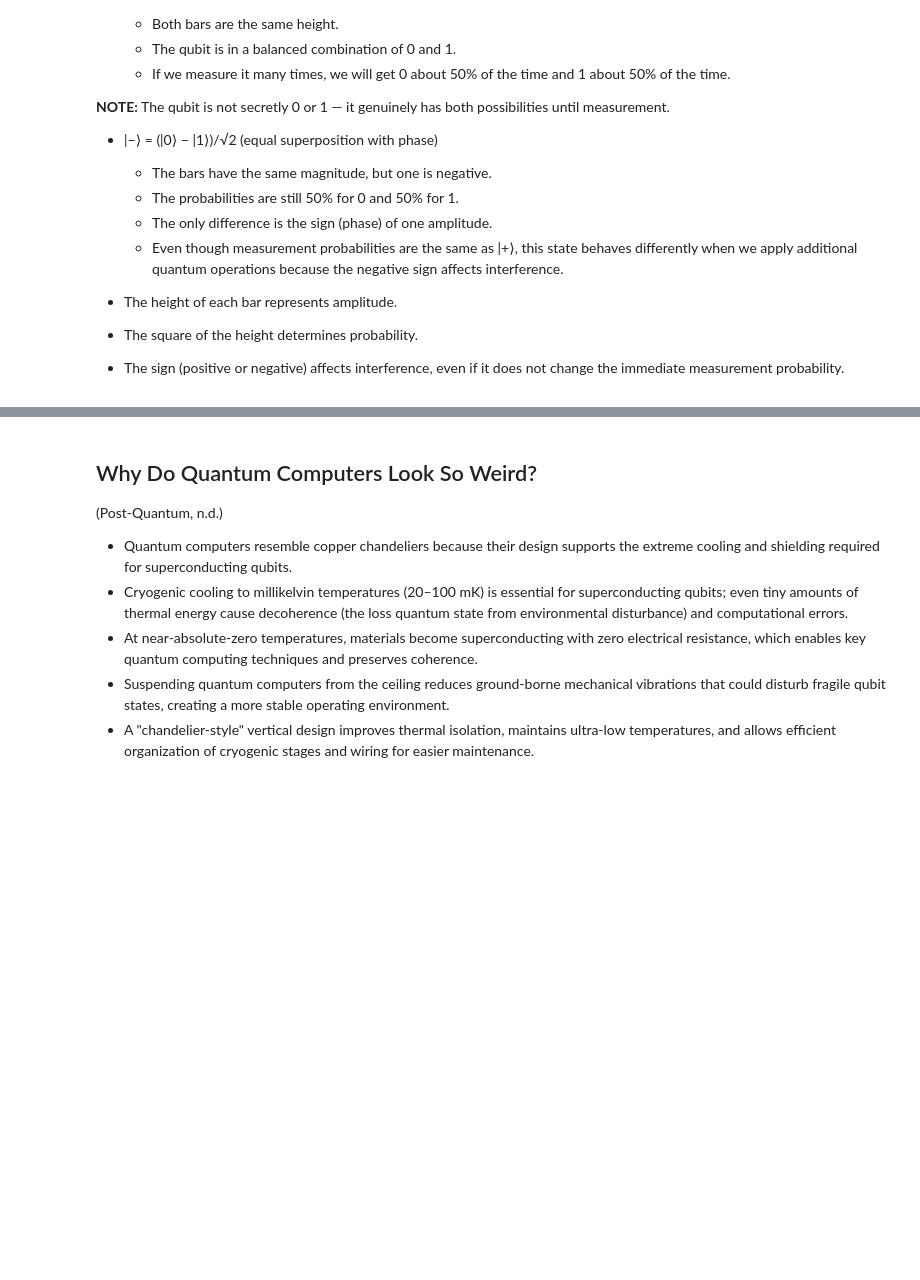
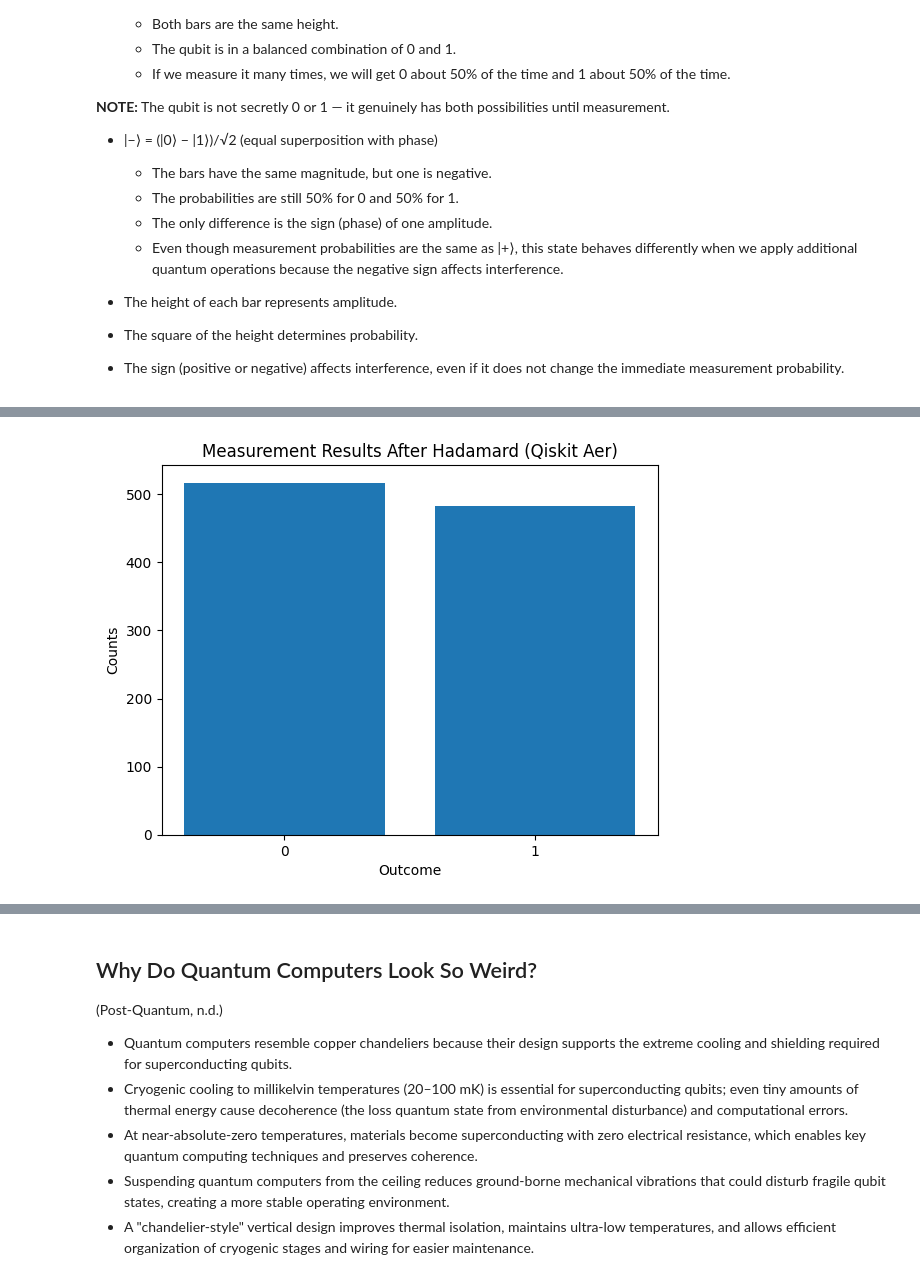
Before and after one commit to FSCJ-FacultyDev/WC26-SPII-QuantumWorkshop, a Jupyter notebook: QuantumWorkshop_Day1.ipynb, the cells around one changed output, grey strips where cells are left out. Cells and saved outputs as stored; diff of their text form; code cells hidden in the pictures; blank space fills up the shorter version.

```diff
--- a/QuantumWorkshop_Day1.ipynb
+++ b/QuantumWorkshop_Day1.ipynb
@@ -399,0 +465,44 @@ Prepare transition to multi-qubit systems or algorithms.
+# %%
+!pip install qiskit qiskit-aer
+
+import numpy as np
+import matplotlib.pyplot as plt
+
+from qiskit import QuantumCircuit, transpile
+from qiskit_aer import AerSimulator
+
+# -----------------------------
+# Build circuit: |0> -> H -> measure
+# -----------------------------
+qc = QuantumCircuit(1, 1)   # 1 qubit, 1 classical bit
+qc.h(0)                     # Hadamard gate
+qc.measure(0, 0)            # Measure qubit into classical bit
+
+print(qc)
+
+# -----------------------------
+# Run "shots" on a simulator
+# -----------------------------
+shots = 1000
+sim = AerSimulator()
+
+compiled = transpile(qc, sim)
+job = sim.run(compiled, shots=shots)
+result = job.result()
+counts = result.get_counts(compiled)
+
+print("\nCounts:", counts)
+
+# -----------------------------
+# Plot distribution
+# -----------------------------
+# Ensure both outcomes appear in a consistent order even if one is missing
+count_0 = counts.get("0", 0)
+count_1 = counts.get("1", 0)
+
+plt.bar(["0", "1"], [count_0, count_1])
+plt.title("Measurement Results After Hadamard (Qiskit Aer)")
+plt.ylabel("Counts")
+plt.xlabel("Outcome")
+plt.show()
+# %% [output]
@@ -399,0 +527 @@ Prepare transition to multi-qubit systems or algorithms.
+[figure, added]
```
Also changed, not shown: parts of 11 cells of this notebook, 1 other file.
